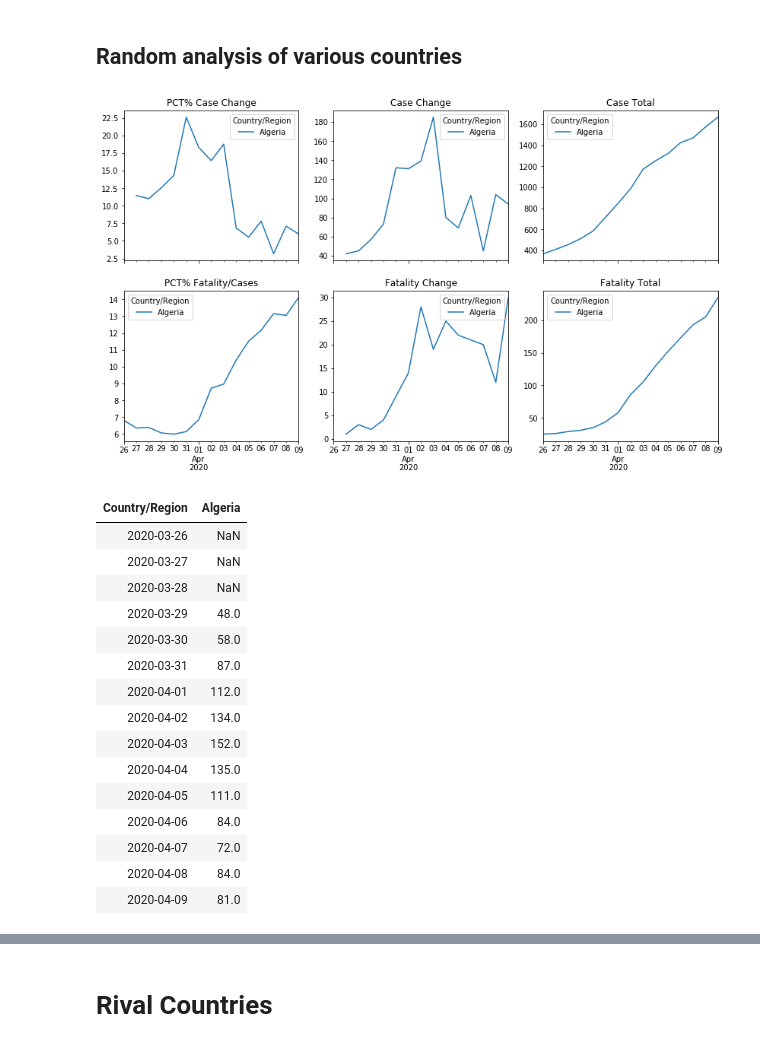
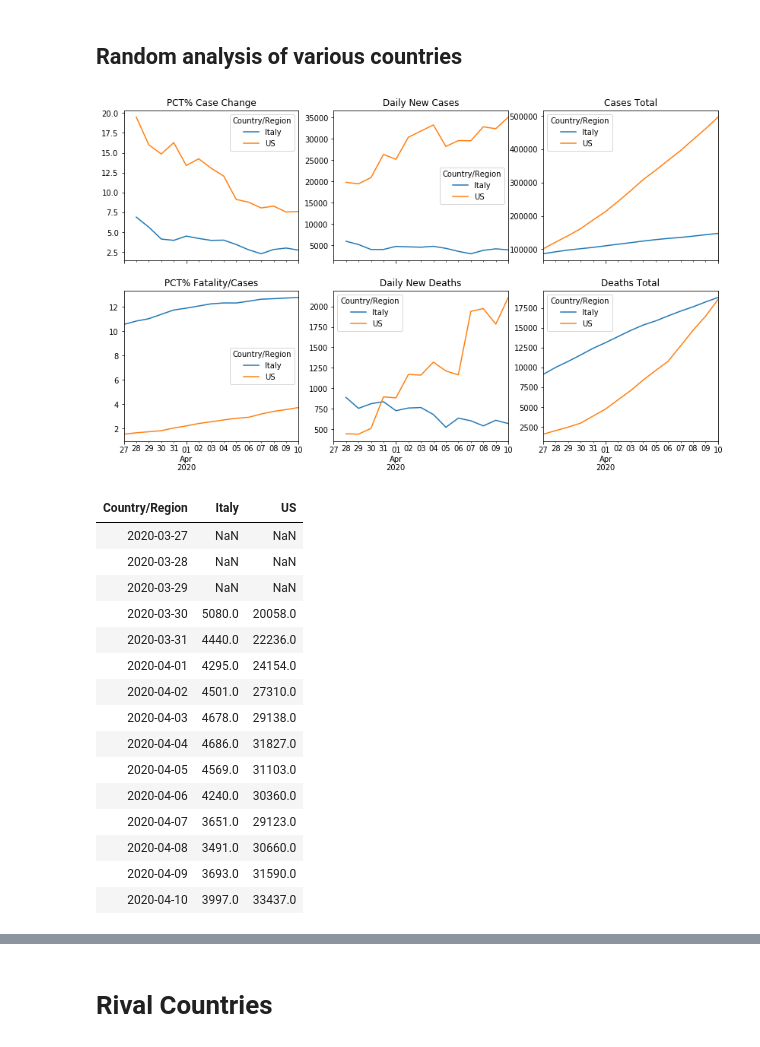
Before and after one commit to dougfoo/machineLearning, a Jupyter notebook: covid/COVID-global-working.ipynb, the cells around one changed output, grey strips where cells are left out. Saved outputs shown, nothing was run; the diff lists cells and outputs as text; code cells hidden in the pictures.

```diff
--- a/covid/COVID-global-working.ipynb
+++ b/covid/COVID-global-working.ipynb
@@ -254,43 +254,43 @@ display('top countries d', dfd_g2.sort_values(by=[dfd_g2.columns[-1]], ascending
 # %%
 # ad hoc overlays
 countries = ['Italy','US','Spain','France','Germany']
-countries = ['Algeria']
+countries = ['US','Italy']
 maxdays = 15
 
 fig, axs = plt.subplots(2,3, figsize=(14, 8), sharex=True)
 dfc_g3 = dfc_g2.transpose().tail(maxdays).transpose().sort_index()
 dfd_g3 = dfd_g2.transpose().tail(maxdays).transpose().sort_index()
 
 pctline = dfc_g3[dfc_g3.index.isin(countries)].pct_change(axis=1).transpose().mul(100).plot(ax=axs[0,0], title='PCT% Case Change')
-chgline = dfc_g3[dfc_g3.index.isin(countries)].diff(axis=1).transpose().plot(ax=axs[0,1], title='Case Change')
-actline = dfc_g3[dfc_g3.index.isin(countries)].tail(maxdays).transpose().plot(ax=axs[0,2], title='Case Total')
+chgline = dfc_g3[dfc_g3.index.isin(countries)].diff(axis=1).transpose().plot(ax=axs[0,1], title='Daily New Cases')
+actline = dfc_g3[dfc_g3.index.isin(countries)].tail(maxdays).transpose().plot(ax=axs[0,2], title='Cases Total')
 
 #i'd like to get the colors to be the same...
 pctline = (dfd_g3[dfd_g3.index.isin(countries)]/dfc_g3[dfc_g3.index.isin(countries)]).transpose().mul(100).plot(ax=axs[1,0], title='PCT% Fatality/Cases')
-chgline = dfd_g3[dfd_g3.index.isin(countries)].diff(axis=1).transpose().plot(ax=axs[1,1], title='Fatality Change')
-actline = dfd_g3[dfd_g3.index.isin(countries)].transpose().plot(ax=axs[1,2], title='Fatality Total')
+chgline = dfd_g3[dfd_g3.index.isin(countries)].diff(axis=1).transpose().plot(ax=axs[1,1], title='Daily New Deaths')
+actline = dfd_g3[dfd_g3.index.isin(countries)].transpose().plot(ax=axs[1,2], title='Deaths Total')
 plt.show()
 
 
 dfc_g3[dfc_g3.index.isin(countries)].diff(axis=1).transpose().rolling(3, axis=0).mean().round(0)
 # %% [output]
-[figure, old version]
+[figure, new version]
-| Country/Region | Algeria |
-| 2020-03-26 | NaN |
-| 2020-03-27 | NaN |
-| 2020-03-28 | NaN |
-| 2020-03-29 | 48.0 |
-| 2020-03-30 | 58.0 |
-| 2020-03-31 | 87.0 |
-| 2020-04-01 | 112.0 |
-| 2020-04-02 | 134.0 |
-| 2020-04-03 | 152.0 |
-| 2020-04-04 | 135.0 |
-| 2020-04-05 | 111.0 |
-| 2020-04-06 | 84.0 |
-| 2020-04-07 | 72.0 |
-| 2020-04-08 | 84.0 |
-| 2020-04-09 | 81.0 |
+| Country/Region | Italy | US |
+| 2020-03-27 | NaN | NaN |
+| 2020-03-28 | NaN | NaN |
+| 2020-03-29 | NaN | NaN |
+| 2020-03-30 | 5080.0 | 20058.0 |
+| 2020-03-31 | 4440.0 | 22236.0 |
+| 2020-04-01 | 4295.0 | 24154.0 |
+| 2020-04-02 | 4501.0 | 27310.0 |
+| 2020-04-03 | 4678.0 | 29138.0 |
+| 2020-04-04 | 4686.0 | 31827.0 |
+| 2020-04-05 | 4569.0 | 31103.0 |
+| 2020-04-06 | 4240.0 | 30360.0 |
+| 2020-04-07 | 3651.0 | 29123.0 |
+| 2020-04-08 | 3491.0 | 30660.0 |
+| 2020-04-09 | 3693.0 | 31590.0 |
+| 2020-04-10 | 3997.0 | 33437.0 |
 # %%
 # rolling 3 day to smooth out
 countries = ['Italy']
```
Also changed, not shown: parts of 17 cells of this notebook.
